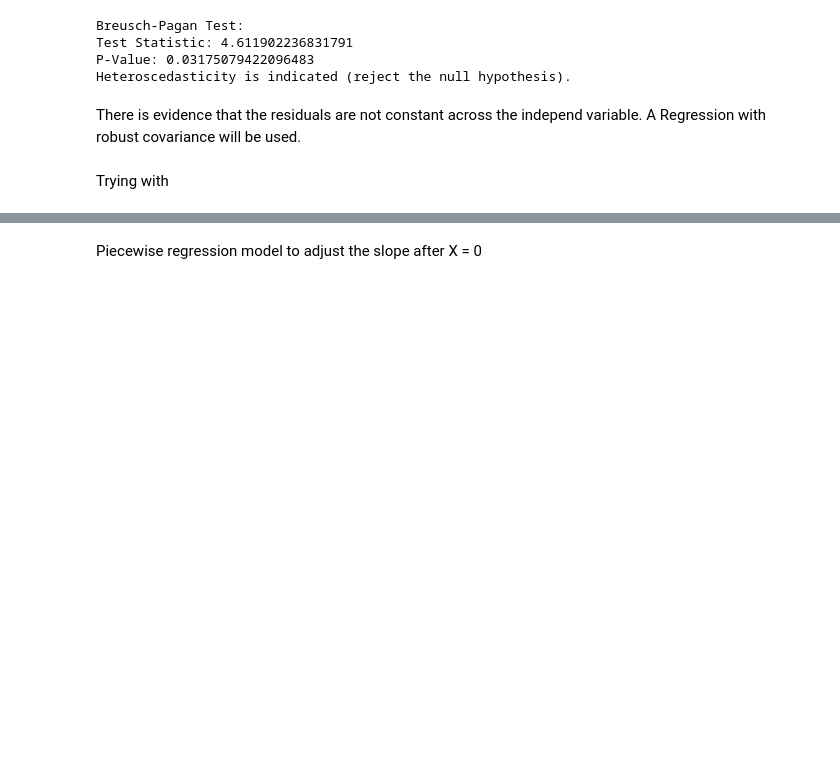
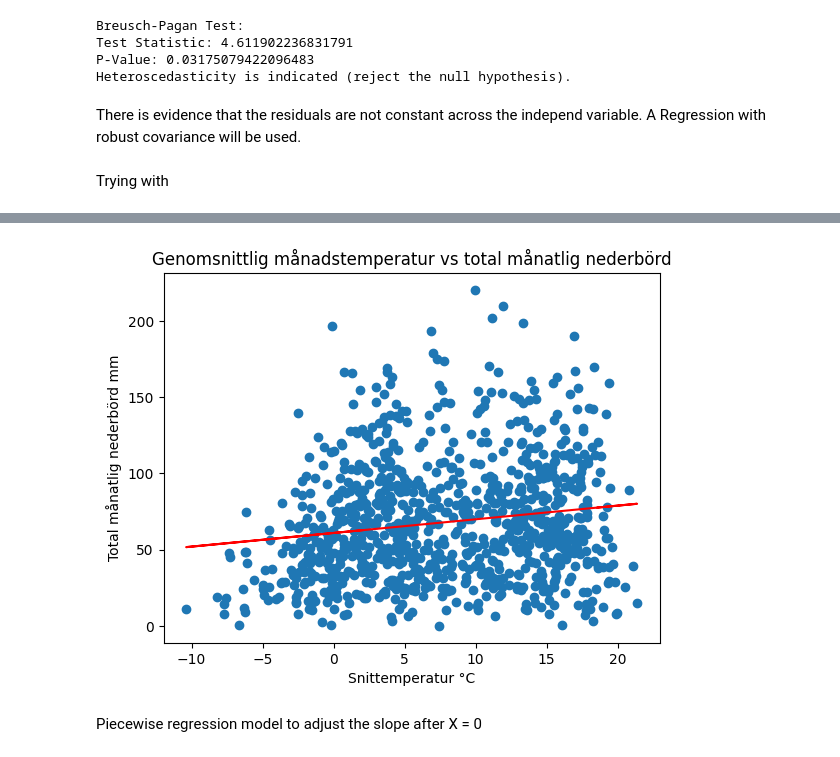
Before and after one commit to msteele919/projectwork, a Jupyter notebook: Correlations/corr_temp_ned.ipynb, the cells around one changed output, grey strips where cells are left out. Saved outputs shown, nothing was run; the diff lists cells and outputs as text; code cells hidden in the pictures; blank space fills up the shorter version.

```diff
--- a/Correlations/corr_temp_ned.ipynb
+++ b/Correlations/corr_temp_ned.ipynb
@@ -417,5 +417,23 @@ Covariance Type:                     HC3
 
 Notes:
 [1] Standard Errors are heteroscedasticity robust (HC3)
+# %%
+# Create a scatter plot of the data
+plt.scatter(X['Snittemperatur'], y, label='Data Points')
+
+# Overlay the regression line
+plt.plot(X['Snittemperatur'], results_robust.fittedvalues, color='red', label='Regression Line')
+
+# Add labels and a legend
+plt.title('Genomsnittlig månadstemperatur vs total månatlig nederbörd'
+)
+plt.xlabel('Snittemperatur °C')
+plt.ylabel('Total månatlig nederbörd mm')
+
+
+# Show the plot
+plt.show()
+# %% [output]
+[figure, added]
 # %% [markdown]
 Piecewise regression model to adjust the slope after X = 0
```
Also changed, not shown: parts of 7 cells of this notebook, 7 other files.
